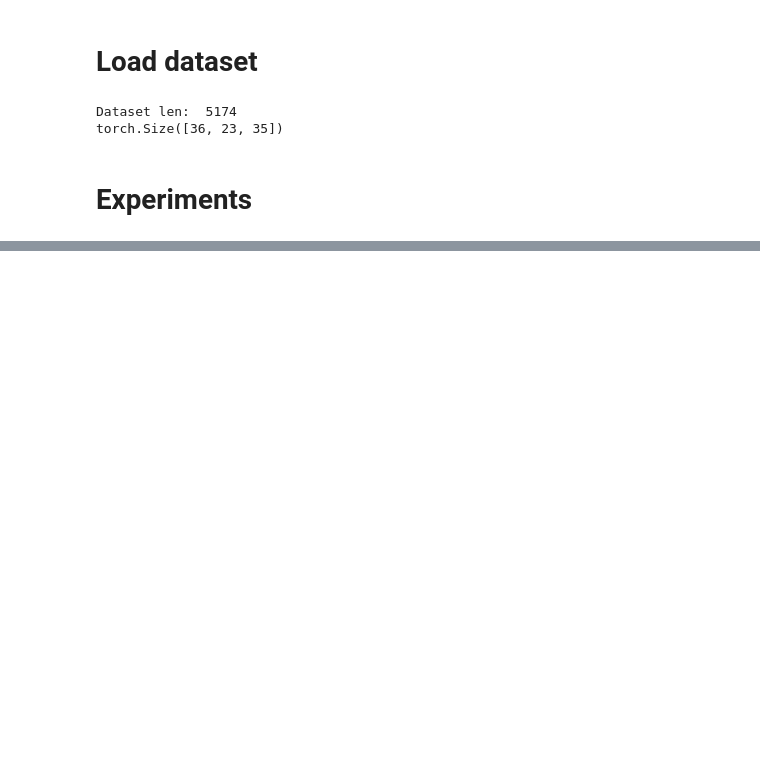
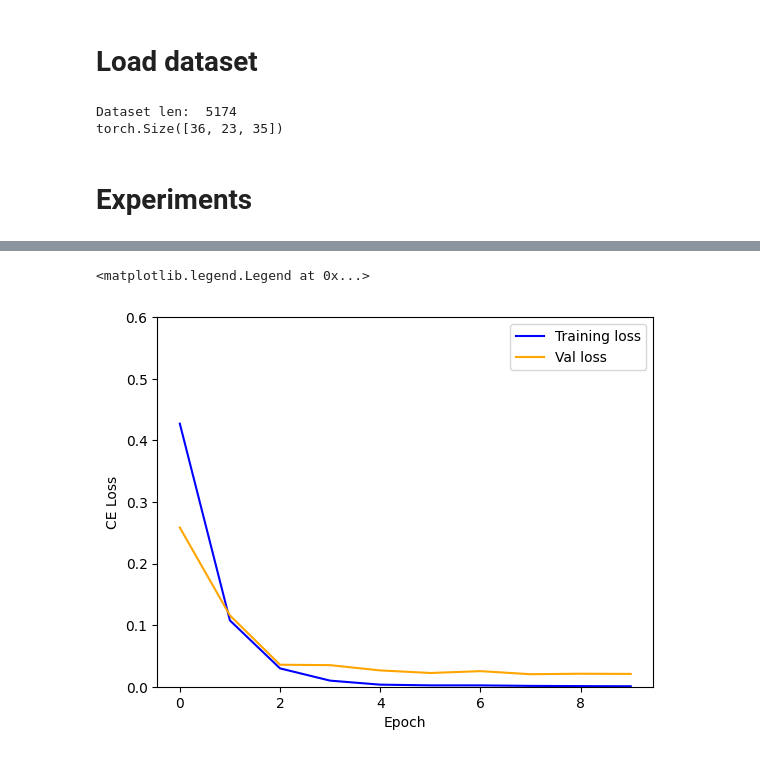
Before and after one commit to mhtang2/HOGPedestrianDetection, a Jupyter notebook: hog_model.ipynb, the cells around one changed output, grey strips where cells are left out. Saved outputs shown, nothing was run; the diff lists cells and outputs as text; code cells hidden in the pictures; blank space fills up the shorter version.

```diff
--- a/hog_model.ipynb
+++ b/hog_model.ipynb
@@ -99,13 +101,18 @@ test_dataloader = DataLoader(test_dataset, batch_size=batch_size, shuffle=True)
 # %%
-num_epoch = 10 # TODO: change num_epoch to like 10 or 15 or something
+num_epoch = 15 # TODO: change num_epoch to like 10 or 15 or something
 def train(model, train_dataloader, val_dataloader, save_path):
 
     criterion = torch.nn.CrossEntropyLoss()
     optimizer =  torch.optim.SGD(model.parameters(), lr=0.001, momentum=0.9)
 
     best_accuracy = 0.0
+    val_error = []
+    train_error = []
+
     for epoch in tqdm(range(num_epoch), desc="epochs"):  # loop over the dataset multiple times
         model.train()
+        starttime = time()
+        trainloss = 0
         for train_data in tqdm(train_dataloader, desc="training 1 epoch"):
             # get the inputs; data is a list of [inputs, labels]
             inputs, labels = train_data
@@ -120,10 +127,16 @@ def train(model, train_dataloader, val_dataloader, save_path):
             outputs = model(inputs)
             loss = criterion(outputs, labels)
             loss.backward()
+            trainloss += loss.cpu().item()
             optimizer.step()
             # break # TODO: delete this
 
+        traintime = time() - starttime
+        print(f"Epoch train time: {traintime}   Time per sample: {traintime / len(train_dataloader.dataset)}")
+        train_error.append(trainloss / len(train_dataloader))
+
         # Validate
+        valloss = 0
         correct = 0
         total = 0
         model.eval()
@@ -137,6 +150,8 @@ def train(model, train_dataloader, val_dataloader, save_path):
 
                 # calculate outputs by running images through the network
                 outputs = model(images)
+                valloss += criterion(outputs, labels).cpu().item()
+
                 # the class with the highest energy is what we choose as prediction
                 _, predicted = torch.max(outputs.data, 1)
                 total += labels.size(0)
@@ -146,6 +161,7 @@ def train(model, train_dataloader, val_dataloader, save_path):
                 all_pred_probs = torch.cat((all_pred_probs, outputs.data))
                 # break # TODO: delete this
 
+        val_error.append(valloss / len(val_dataloader))
 
         conf_matrix = confusion_matrix(all_labels.cpu(), all_predicted.cpu())
         print("Val confusion matrix:")
@@ -163,4 +179,5 @@ def train(model, train_dataloader, val_dataloader, save_path):
             best_accuracy = accuracy
             print(f"Epoch {epoch}: Saving model to {save_path} with val accuracy {accuracy}%")
             torch.save(model.state_dict(), save_path)
+    return train_error, val_error
 # %%
@@ -331,0 +328,11 @@ Accuracy for ./checkpoints/resnet18_HOG_fd: 98.26254826254826
+# %%
+# Plot convergence
+plt.plot(train_errors, label='Training loss', color='blue')
+plt.plot(val_errors, label='Val loss',color='orange')
+plt.ylabel("CE Loss")
+plt.xlabel("Epoch")
+plt.ylim([0,0.6])
+plt.legend()
+# %% [output]
+<matplotlib.legend.Legend at 0x...>
+[figure, added]
```
Also changed, not shown: parts of 6 cells of this notebook, 2 other files.
